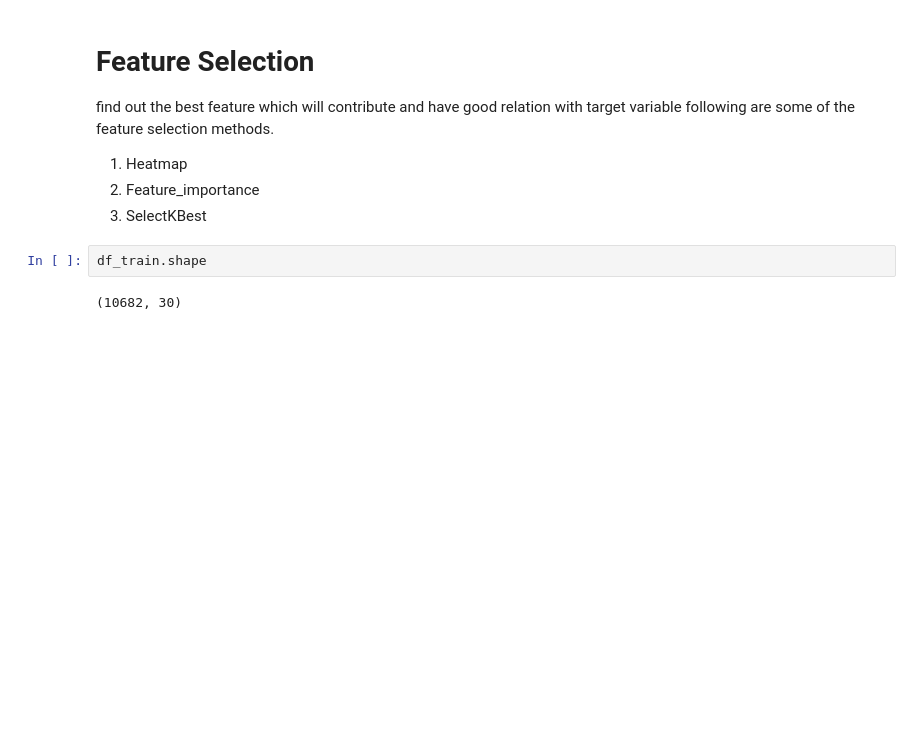
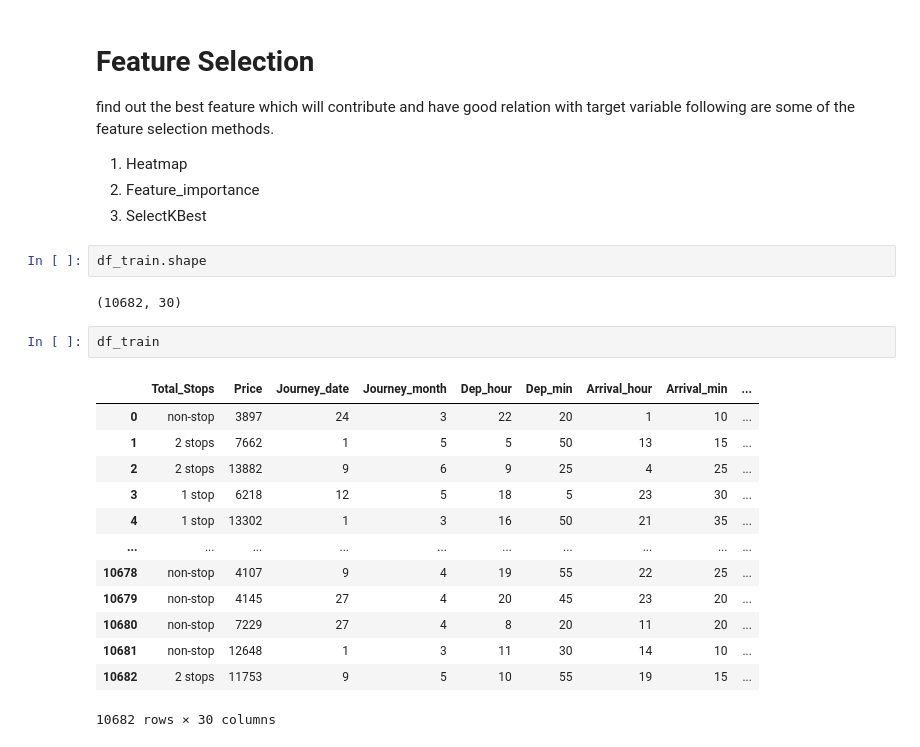
Before and after one commit to AKKUSAXENA/flight-Price-prediction, a Jupyter notebook: Flight_price_prediction_.ipynb, the cells around one changed output. Cells and saved outputs as stored; diff of their text form; blank space fills up the shorter version.

```diff
--- a/Flight_price_prediction_.ipynb
+++ b/Flight_price_prediction_.ipynb
@@ -555,3 +562,19 @@ following are some of the feature selection methods.
 df_train.shape
 # %% [output]
 (10682, 30)
+# %%
+df_train
+# %% [output]
+|  | Total_Stops | Price | Journey_date | Journey_month | Dep_hour | Dep_min | Arrival_hour | Arrival_min | ... |
+| 0 | non-stop | 3897 | 24 | 3 | 22 | 20 | 1 | 10 | ... |
+| 1 | 2 stops | 7662 | 1 | 5 | 5 | 50 | 13 | 15 | ... |
+| 2 | 2 stops | 13882 | 9 | 6 | 9 | 25 | 4 | 25 | ... |
+| 3 | 1 stop | 6218 | 12 | 5 | 18 | 5 | 23 | 30 | ... |
+| 4 | 1 stop | 13302 | 1 | 3 | 16 | 50 | 21 | 35 | ... |
+| ... | ... | ... | ... | ... | ... | ... | ... | ... | ... |
+| 10678 | non-stop | 4107 | 9 | 4 | 19 | 55 | 22 | 25 | ... |
+| 10679 | non-stop | 4145 | 27 | 4 | 20 | 45 | 23 | 20 | ... |
+| 10680 | non-stop | 7229 | 27 | 4 | 8 | 20 | 11 | 20 | ... |
+| 10681 | non-stop | 12648 | 1 | 3 | 11 | 30 | 14 | 10 | ... |
+| 10682 | 2 stops | 11753 | 9 | 5 | 10 | 55 | 19 | 15 | ... |
+10682 rows × 30 columns
```
Also changed, not shown: parts of 10 cells of this notebook.
